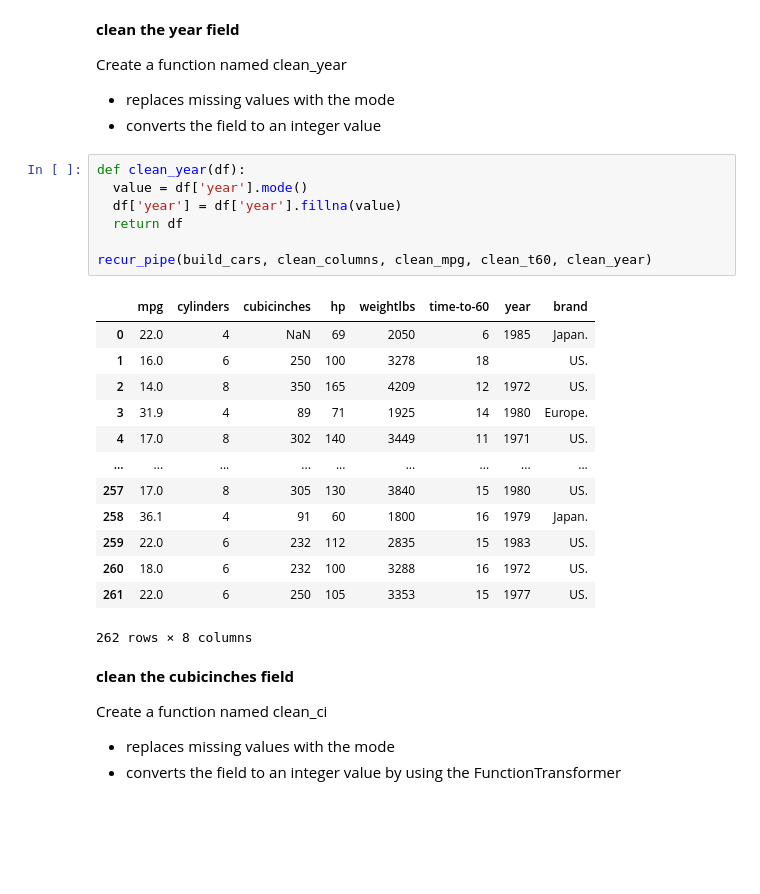
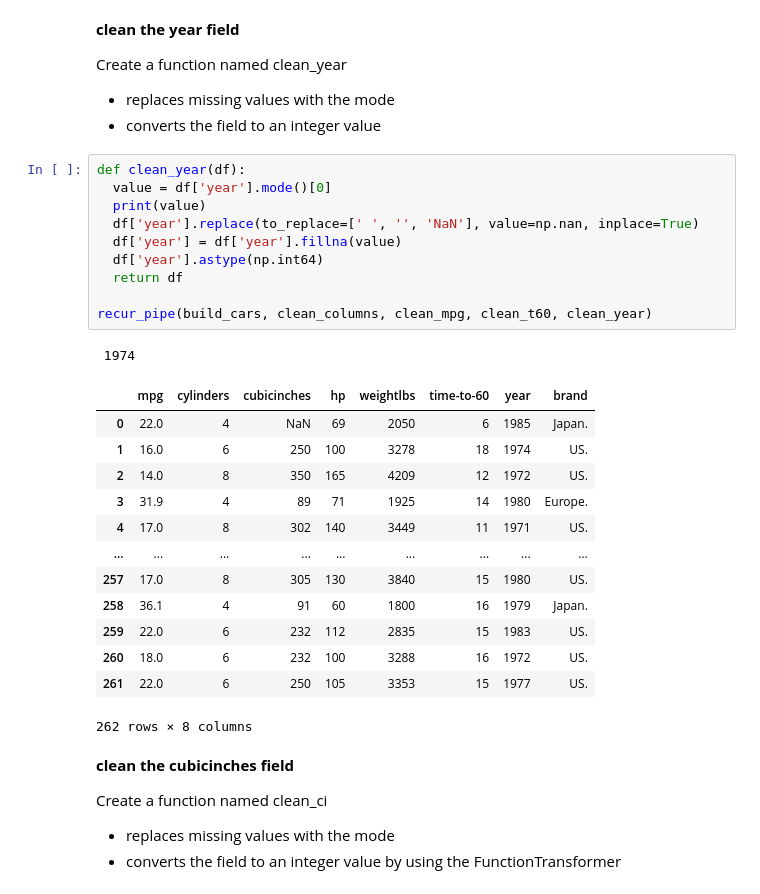
Before and after one commit to zhu-jun-ting/INFO-490-MH2, a Jupyter notebook: python/Data Normalization/Zhu_David_Week8_Data_Normalization_Part1.ipynb, the cells around one changed output. Cells and saved outputs as stored; diff of their text form; blank space fills up the shorter version.

```diff
--- a/python/Data Normalization/Zhu_David_Week8_Data_Normalization_Part1.ipynb
+++ b/python/Data Normalization/Zhu_David_Week8_Data_Normalization_Part1.ipynb
@@ -1200,15 +1200,19 @@ Create a function named clean_year
 * converts the field to an integer value
 # %%
 def clean_year(df):
-  value = df['year'].mode()
+  value = df['year'].mode()[0]
+  print(value)
+  df['year'].replace(to_replace=[' ', '', 'NaN'], value=np.nan, inplace=True)
   df['year'] = df['year'].fillna(value)
+  df['year'].astype(np.int64)
   return df
 
 recur_pipe(build_cars, clean_columns, clean_mpg, clean_t60, clean_year)
 # %% [output]
+ 1974
 |  | mpg | cylinders | cubicinches | hp | weightlbs | time-to-60 | year | brand |
 | 0 | 22.0 | 4 | NaN | 69 | 2050 | 6 | 1985 | Japan. |
-| 1 | 16.0 | 6 | 250 | 100 | 3278 | 18 |  | US. |
+| 1 | 16.0 | 6 | 250 | 100 | 3278 | 18 | 1974 | US. |
 | 2 | 14.0 | 8 | 350 | 165 | 4209 | 12 | 1972 | US. |
 | 3 | 31.9 | 4 | 89 | 71 | 1925 | 14 | 1980 | Europe. |
 | 4 | 17.0 | 8 | 302 | 140 | 3449 | 11 | 1971 | US. |
@@ -1218,7 +1222,7 @@ recur_pipe(build_cars, clean_columns, clean_mpg, clean_t60, clean_year)
 | 259 | 22.0 | 6 | 232 | 112 | 2835 | 15 | 1983 | US. |
 | 260 | 18.0 | 6 | 232 | 100 | 3288 | 16 | 1972 | US. |
 | 261 | 22.0 | 6 | 250 | 105 | 3353 | 15 | 1977 | US. |
-262 rows × 8 columns
+262 rows × 8 columns
 # %% [markdown]
 **clean the cubicinches field**
 
```
